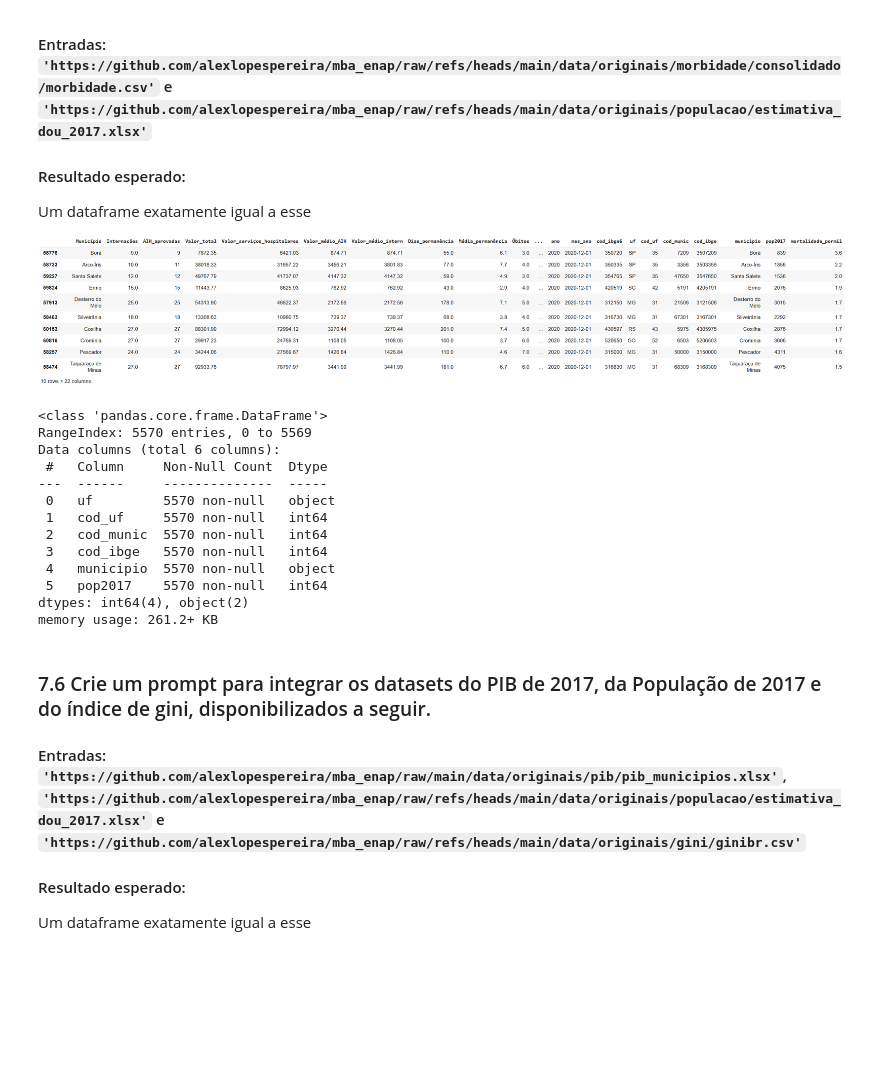
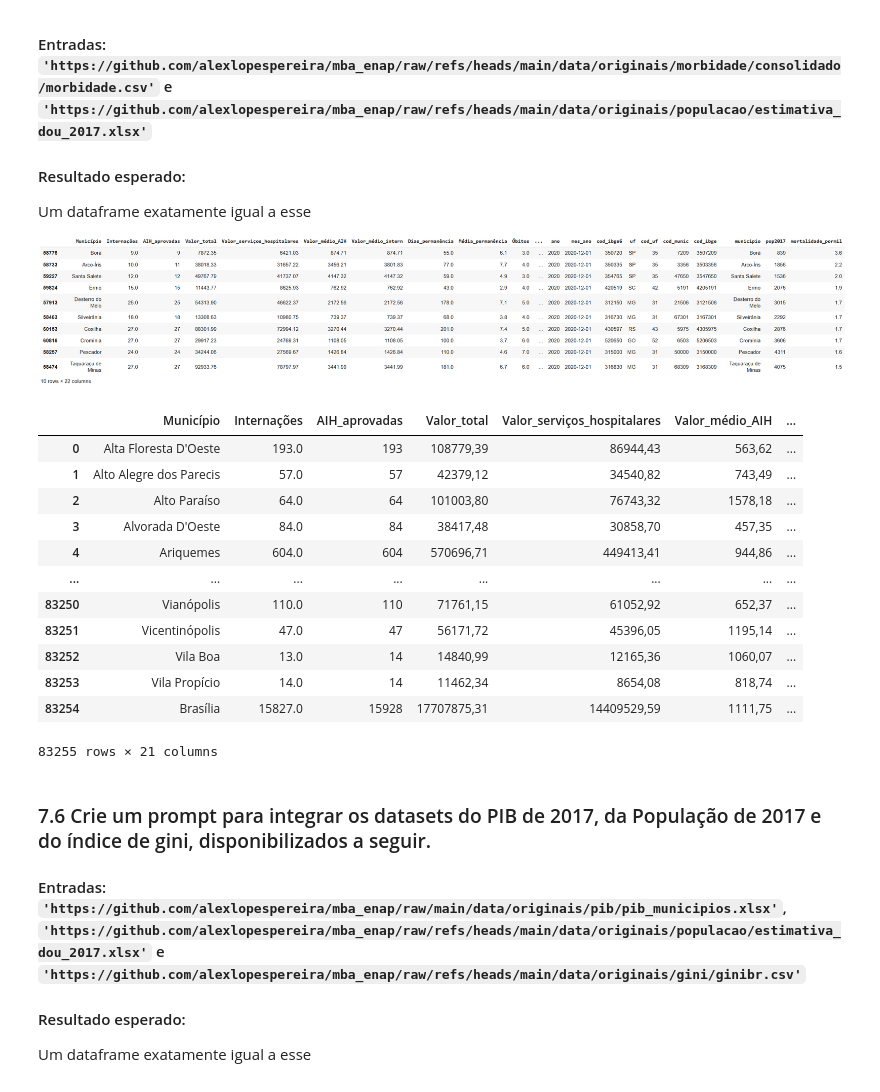
Before and after one commit to EdudardoM/skills-introduction-to-github, a Jupyter notebook: Exercicios/Aula7_Exercicio.ipynb, the cells around one changed output. Drawn from its saved outputs; the diff is of its cells as text; code cells hidden in the pictures; blank space fills up the shorter version.

```diff
--- a/Exercicios/Aula7_Exercicio.ipynb
+++ b/Exercicios/Aula7_Exercicio.ipynb
@@ -104,41 +104,62 @@ Um dataframe exatamente igual a esse
 ![image.png](embedded-picture-1)
 # %%
 # prompt: Crie um códido (não é uma função) que leia dois argumentos de entrada na forma de arquivos csv e excel:
-# O primeiro arquivo, csv, deve ser lido na url 'https://github.com/alexlopespereira/mba_enap/raw/refs/heads/main/data/originais/morbidade/consolidado/morbidade.csv', decodificação utf-8, transformar '-' e '...' em nan, separador ';', e ser atribuido ao um dataframe de nome mortalidade;
+# O primeiro arquivo, csv, deve ser lido na url 'https://github.com/alexlopespereira/mba_enap/raw/refs/heads/main/data/originais/morbidade/consolidado/morbidade.csv', decodificação utf-8, transformar '-' e '...' em nan, separador ';', e ser atribuido ao um dataframe de nome mortalidade, a coluna cod_ibge6 deve ser string,
+# remover colunas sem nome;
 # O segundo arquivo, excel, deve ser lido na url 'https://github.com/alexlopespereira/mba_enap/raw/refs/heads/main/data/originais/populacao/estimativa_dou_2017.xlsx',
-# sheet_name = 0, e ser atribuido a um dataframe de nome estima
+# sheet_name = 0, e ser atribuido a um dataframe de nome estima, a coluna cod_ibge deve ser string;
+# Faça uma nova coluna, no data frame pop_est, chamada cod_ibgeAUX a partir dos 6 primeiros dígitos da colunas cod_ibge
+# Realizar o merge com base nas colunas 'cod_ibgeAUX' e 'cod_ibge6'
+# Drop coluna 'cod_ibgeAUX'
+# Drop colunas sem nome
+# Mude a ordem das colunas de forma que as primeiras colunas seja as contidas no dataframe mortalidade e colunas posteriores
+# as contidas no dataframe estima
 
 import pandas as pd
 
 # Leitura do arquivo CSV
-mortalidade = pd.read_csv(
-    'https://github.com/alexlopespereira/mba_enap/raw/refs/heads/main/data/originais/morbidade/consolidado/morbidade.csv',
-    sep=';', encoding='utf-8',
-    na_values=['-', '...']
-)
+mortalidade = pd.read_csv('https://github.com/alexlopespereira/mba_enap/raw/refs/heads/main/data/originais/morbidade/consolidado/morbidade.csv',
+                         sep=';', encoding='utf-8', na_values=['-', '...'])
+mortalidade['cod_ibge6'] = mortalidade['cod_ibge6'].astype(str)
+mortalidade = mortalidade.drop(columns=[col for col in mortalidade.columns if 'Unnamed' in col])
 
 
 # Leitura do arquivo Excel
-estima = pd.read_excel(
-    'https://github.com/alexlopespereira/mba_enap/raw/refs/heads/main/data/originais/populacao/estimativa_dou_2017.xlsx',
-    sheet_name=0
-)
+estima = pd.read_excel('https://github.com/alexlopespereira/mba_enap/raw/refs/heads/main/data/originais/populacao/estimativa_dou_2017.xlsx',
+                       sheet_name=0)
+estima['cod_ibge'] = estima['cod_ibge'].astype(str)
 
-estima.info()
+# Criando a coluna cod_ibgeAUX
+estima['cod_ibgeAUX'] = estima['cod_ibge'].str[:6]
+
+# Merge dos dataframes
+pop_est = pd.merge(mortalidade, estima, left_on='cod_ibge6', right_on='cod_ibgeAUX', how='left')
+
+# Dropando colunas
+pop_est = pop_est.drop(columns=['cod_ibgeAUX'])
+pop_est = pop_est.drop(columns=[col for col in pop_est.columns if 'Unnamed' in col])
+
+# Reordenando as colunas
+colunas_mortalidade = list(mortalidade.columns)
+colunas_estima = [col for col in pop_est.columns if col not in colunas_mortalidade]
+nova_ordem = colunas_mortalidade + colunas_estima
+pop_est = pop_est[nova_ordem]
+
+pop_est
 # %% [output]
+|  | Município | Internações | AIH_aprovadas | Valor_total | Valor_serviços_hospitalares | Valor_médio_AIH | ... |
+| 0 | Alta Floresta D'Oeste | 193.0 | 193 | 108779,39 | 86944,43 | 563,62 | ... |
+| 1 | Alto Alegre dos Parecis | 57.0 | 57 | 42379,12 | 34540,82 | 743,49 | ... |
+| 2 | Alto Paraíso | 64.0 | 64 | 101003,80 | 76743,32 | 1578,18 | ... |
+| 3 | Alvorada D'Oeste | 84.0 | 84 | 38417,48 | 30858,70 | 457,35 | ... |
+| 4 | Ariquemes | 604.0 | 604 | 570696,71 | 449413,41 | 944,86 | ... |
+| ... | ... | ... | ... | ... | ... | ... | ... |
+| 83250 | Vianópolis | 110.0 | 110 | 71761,15 | 61052,92 | 652,37 | ... |
+| 83251 | Vicentinópolis | 47.0 | 47 | 56171,72 | 45396,05 | 1195,14 | ... |
+| 83252 | Vila Boa | 13.0 | 14 | 14840,99 | 12165,36 | 1060,07 | ... |
+| 83253 | Vila Propício | 14.0 | 14 | 11462,34 | 8654,08 | 818,74 | ... |
+| 83254 | Brasília | 15827.0 | 15928 | 17707875,31 | 14409529,59 | 1111,75 | ... |
-<class 'pandas.core.frame.DataFrame'>
-RangeIndex: 5570 entries, 0 to 5569
-Data columns (total 6 columns):
- #   Column     Non-Null Count  Dtype
----  ------     --------------  -----
- 0   uf         5570 non-null   object
- 1   cod_uf     5570 non-null   int64
- 2   cod_munic  5570 non-null   int64
- 3   cod_ibge   5570 non-null   int64
- 4   municipio  5570 non-null   object
- 5   pop2017    5570 non-null   int64
-dtypes: int64(4), object(2)
-memory usage: 261.2+ KB
+83255 rows × 21 columns
 # %%
 prompt75="""AQUI"""
 # %%
```
Also changed, not shown: parts of 1 cell of this notebook.
